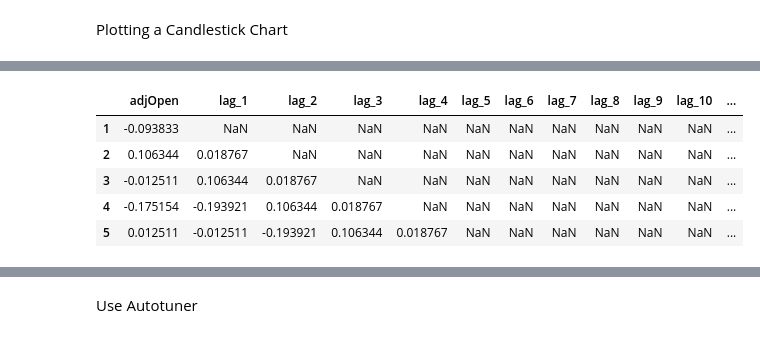
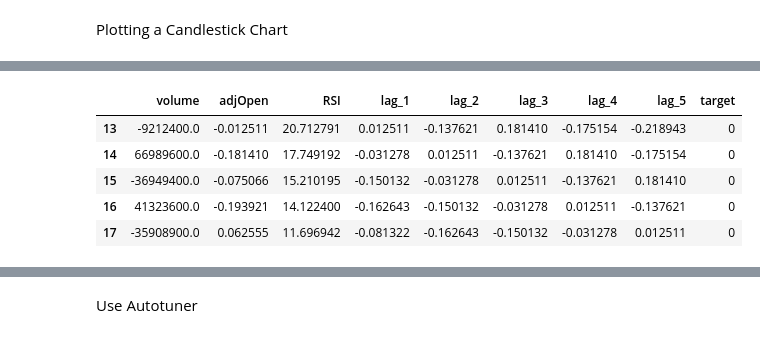
Before and after one commit to jdolinsky/project_4, a Jupyter notebook: new_test_copy_3.ipynb, the cells around one changed output, grey strips where cells are left out. Drawn from its saved outputs; the diff is of its cells as text; code cells hidden in the pictures.

```diff
--- a/new_test_copy_3.ipynb
+++ b/new_test_copy_3.ipynb
@@ -156,0 +148,11 @@ df
+# %%
+# Removing NaN
+df.dropna(inplace=True)
+# See Results
+df
+# Create an RSI indicator instance using the adjusted close column
+rsi_indicator = ta.momentum.RSIIndicator(close=df['adjClose'], window=14)
+
+# Calculate the RSI and add it to the dataframe
+df['RSI'] = rsi_indicator.rsi()
+df
@@ -163,0 +178,16 @@ diffs= df.diff()
+# %%
+# diffs= df.diff()
+
+
+# Calculate the differences for every column except for the RSI column
+df_diff = df.drop(columns=['RSI']).diff().dropna()
+
+# Calculate the RSI using the adjusted close column
+rsi_indicator = ta.momentum.RSIIndicator(close=df['adjClose'], window=14)
+df['RSI'] = rsi_indicator.rsi()
+
+# Concatenate the differenced data with the RSI column
+diffs = pd.concat([df_diff, df['RSI']], axis=1)
+
+# Display the resulting dataframe
+print(diffs)
@@ -186,7 +238,7 @@ The default value of numeric_only in DataFrame.corr is deprecated. In a future v
 # %%
 # Assuming your data is sorted by time
 # Create a lag feature to represent the previous values
-for i in range(1, 16):  # Assuming you want to use the first 15 points to predict the next one
+for i in range(1, 6):  # Assuming you want to use the first 15 points to predict the next one
     diffs[f'lag_{i}'] = diffs['adjClose'].shift(i)
 # %%
 diffs.head(10)
@@ -280,0 +323,3 @@ Index(['date', 'open', 'volume', 'adjClose', 'adjHigh', 'adjLow', 'adjOpen',
+# %%
+diffs.dropna(inplace=True)
+diffs
@@ -281,13 +340,13 @@ Index(['date', 'open', 'volume', 'adjClose', 'adjHigh', 'adjLow', 'adjOpen',
 # %%
-diffs.drop(['date', 'open', 'volume', 'adjClose', 'adjHigh', 'adjLow','adjVolume'],axis=1,inplace=True)
+diffs.drop(['date','open', 'adjClose', 'adjHigh', 'adjLow', 'adjVolume'],axis=1,inplace=True)
 diffs.head()
 # %% [output]
-|  | adjOpen | lag_1 | lag_2 | lag_3 | lag_4 | lag_5 | lag_6 | lag_7 | lag_8 | lag_9 | lag_10 | ... |
-| 1 | -0.093833 | NaN | NaN | NaN | NaN | NaN | NaN | NaN | NaN | NaN | NaN | ... |
-| 2 | 0.106344 | 0.018767 | NaN | NaN | NaN | NaN | NaN | NaN | NaN | NaN | NaN | ... |
-| 3 | -0.012511 | 0.106344 | 0.018767 | NaN | NaN | NaN | NaN | NaN | NaN | NaN | NaN | ... |
-| 4 | -0.175154 | -0.193921 | 0.106344 | 0.018767 | NaN | NaN | NaN | NaN | NaN | NaN | NaN | ... |
-| 5 | 0.012511 | -0.012511 | -0.193921 | 0.106344 | 0.018767 | NaN | NaN | NaN | NaN | NaN | NaN | ... |
+|  | volume | adjOpen | RSI | lag_1 | lag_2 | lag_3 | lag_4 | lag_5 | target |
+| 13 | -9212400.0 | -0.012511 | 20.712791 | 0.012511 | -0.137621 | 0.181410 | -0.175154 | -0.218943 | 0 |
+| 14 | 66989600.0 | -0.181410 | 17.749192 | -0.031278 | 0.012511 | -0.137621 | 0.181410 | -0.175154 | 0 |
+| 15 | -36949400.0 | -0.075066 | 15.210195 | -0.150132 | -0.031278 | 0.012511 | -0.137621 | 0.181410 | 0 |
+| 16 | 41323600.0 | -0.193921 | 14.122400 | -0.162643 | -0.150132 | -0.031278 | 0.012511 | -0.137621 | 0 |
+| 17 | -35908900.0 | 0.062555 | 11.696942 | -0.081322 | -0.162643 | -0.150132 | -0.031278 | 0.012511 | 0 |
 # %%
 diffs.dropna(inplace=True)
 # %%
```
Also changed, not shown: parts of 34 cells of this notebook.
